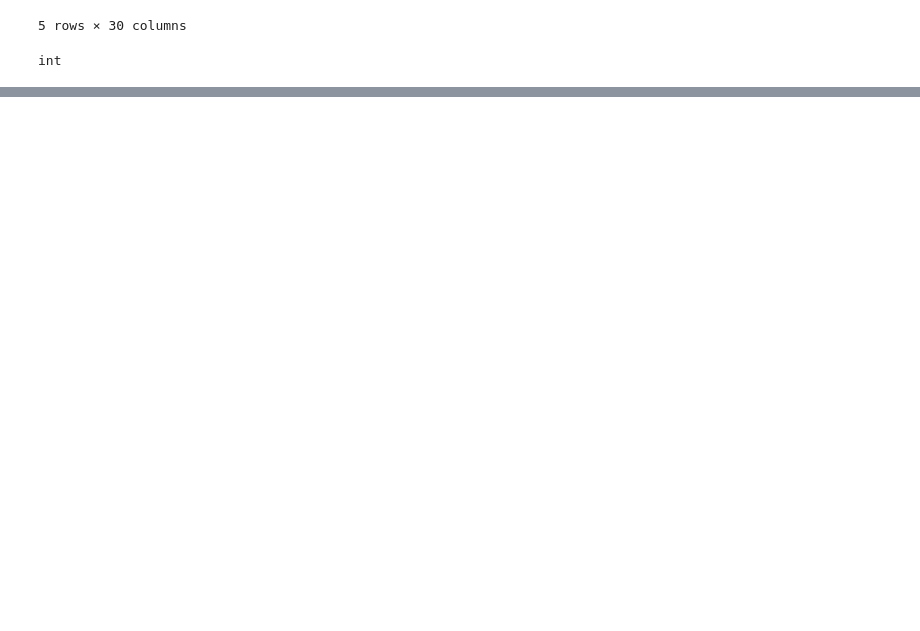
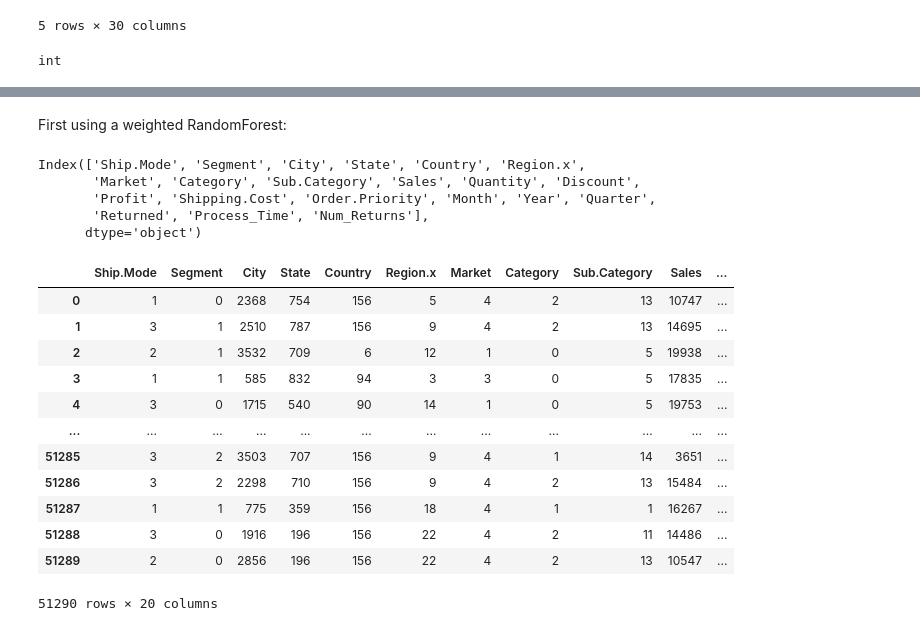
Before and after one commit to Msender98/ML_Lab, a Jupyter notebook: Part_2.ipynb, the cells around one changed output, grey strips where cells are left out. Drawn from its saved outputs; the diff is of its cells as text; code cells hidden in the pictures; blank space fills up the shorter version.

```diff
--- a/Part_2.ipynb
+++ b/Part_2.ipynb
@@ -70,0 +40,2 @@ new_df = df.merge(product_returns, on = 'Product.ID')
+# %% [markdown]
+First using a weighted RandomForest:
@@ -70,0 +49,30 @@ new_df = df.merge(product_returns, on = 'Product.ID')
+# %%
+new_df.columns
+# %% [output]
+Index(['Ship.Mode', 'Segment', 'City', 'State', 'Country', 'Region.x',
+       'Market', 'Category', 'Sub.Category', 'Sales', 'Quantity', 'Discount',
+       'Profit', 'Shipping.Cost', 'Order.Priority', 'Month', 'Year', 'Quarter',
+       'Returned', 'Process_Time', 'Num_Returns'],
+      dtype='object')
+# %%
+from collections import defaultdict
+d = defaultdict(LabelEncoder)
+
+# Encoding the variable
+X = X.apply(lambda x: d[x.name].fit_transform(x))
+# %%
+X
+# %% [output]
+|  | Ship.Mode | Segment | City | State | Country | Region.x | Market | Category | Sub.Category | Sales | ... |
+| 0 | 1 | 0 | 2368 | 754 | 156 | 5 | 4 | 2 | 13 | 10747 | ... |
+| 1 | 3 | 1 | 2510 | 787 | 156 | 9 | 4 | 2 | 13 | 14695 | ... |
+| 2 | 2 | 1 | 3532 | 709 | 6 | 12 | 1 | 0 | 5 | 19938 | ... |
+| 3 | 1 | 1 | 585 | 832 | 94 | 3 | 3 | 0 | 5 | 17835 | ... |
+| 4 | 3 | 0 | 1715 | 540 | 90 | 14 | 1 | 0 | 5 | 19753 | ... |
+| ... | ... | ... | ... | ... | ... | ... | ... | ... | ... | ... | ... |
+| 51285 | 3 | 2 | 3503 | 707 | 156 | 9 | 4 | 1 | 14 | 3651 | ... |
+| 51286 | 3 | 2 | 2298 | 710 | 156 | 9 | 4 | 2 | 13 | 15484 | ... |
+| 51287 | 1 | 1 | 775 | 359 | 156 | 18 | 4 | 1 | 1 | 16267 | ... |
+| 51288 | 3 | 0 | 1916 | 196 | 156 | 22 | 4 | 2 | 11 | 14486 | ... |
+| 51289 | 2 | 0 | 2856 | 196 | 156 | 22 | 4 | 2 | 13 | 10547 | ... |
+51290 rows × 20 columns
```
Also changed, not shown: parts of 18 cells of this notebook.
